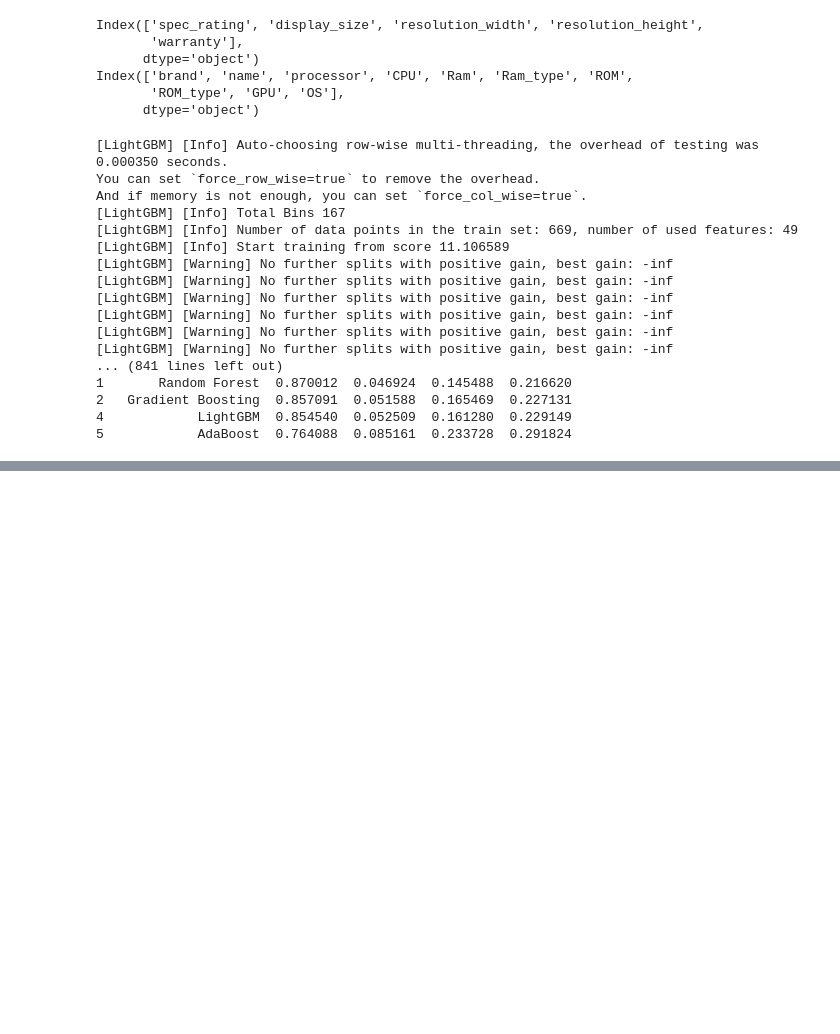
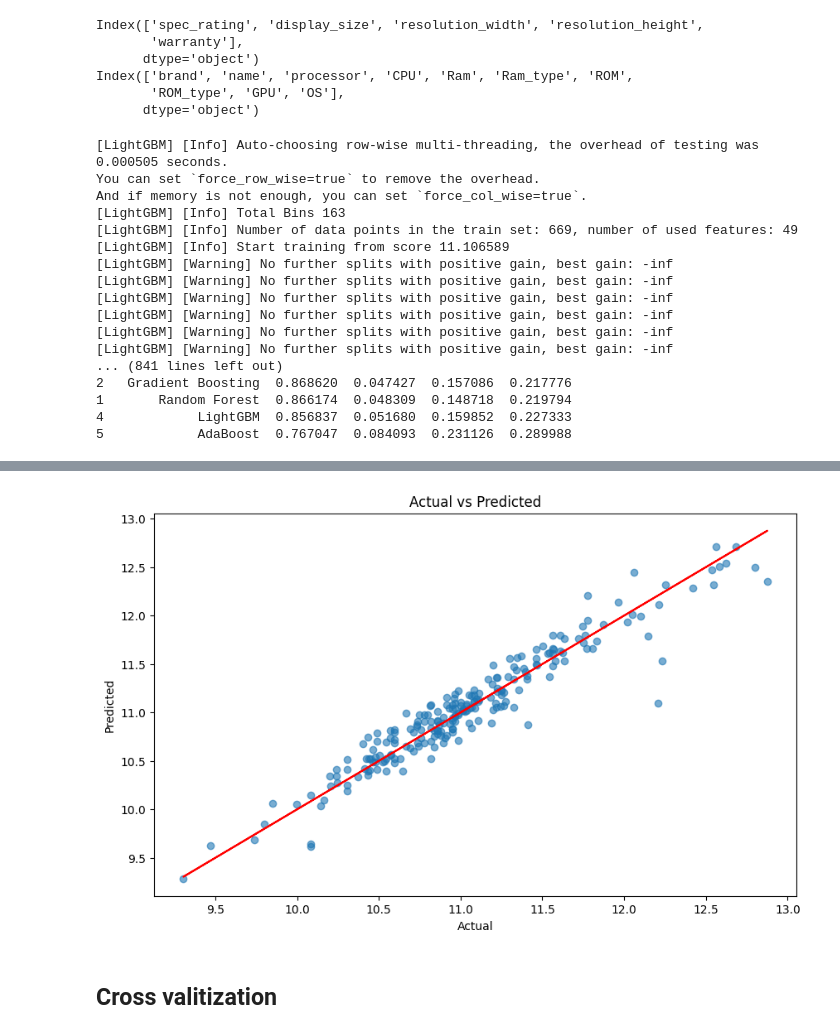
Before and after one commit to sonjoy1s/project_weak_ML, a Jupyter notebook: Laptop_Price_Prediction_Dataset.ipynb, the cells around one changed output, grey strips where cells are left out. Drawn from its saved outputs; the diff is of its cells as text; code cells hidden in the pictures; blank space fills up the shorter version.

```diff
--- a/Laptop_Price_Prediction_Dataset.ipynb
+++ b/Laptop_Price_Prediction_Dataset.ipynb
@@ -97,7 +99,7 @@ Index(['brand', 'name', 'processor', 'CPU', 'Ram', 'Ram_type', 'ROM',
 num_transformer = Pipeline (
     steps = [
         ('imputer',SimpleImputer(strategy='median')),
-        ('scaler', StandardScaler())
+        ('scaler', RobustScaler())
     ]
 )
 # %%
@@ -121,9 +123,9 @@ X_train,X_test, y_train, y_test = train_test_split(X,y, test_size = 0.25 , rando
 reg_lr = LinearRegression()
 reg_ridge = Ridge( alpha=10 )
 reg_lasso = Lasso( alpha=0.01 )
-reg_rf = RandomForestRegressor( n_estimators=100, random_state=42 )
-reg_gb = GradientBoostingRegressor( n_estimators=100 , random_state=42 )
-reg_xgb = XGBRegressor( n_estimators=100 , random_state=42 )
+reg_rf = RandomForestRegressor( n_estimators=200, random_state=42 )
+reg_gb = GradientBoostingRegressor( n_estimators=200 , random_state=42 )
+reg_xgb = XGBRegressor( n_estimators=100 ,learning_rate=0.5 ,random_state=42 )
 reg_lgb = LGBMRegressor( n_estimators=100 , random_state=42 )
 reg_ada = AdaBoostRegressor( n_estimators=100 , random_state=42 )
 # %%
@@ -170,6 +174,5 @@ model_train = {
 }
 # %%
-# training to Evulation
 results = []
 for name, model in model_train.items():
   pipe = Pipeline(
@@ -200,10 +203,10 @@ result_df = pd.DataFrame(results).sort_values("R2 Score",ascending=False)
 
 print(result_df)
 # %% [output]
-[LightGBM] [Info] Auto-choosing row-wise multi-threading, the overhead of testing was 0.000350 seconds.
+[LightGBM] [Info] Auto-choosing row-wise multi-threading, the overhead of testing was 0.000505 seconds.
 You can set `force_row_wise=true` to remove the overhead.
 And if memory is not enough, you can set `force_col_wise=true`.
-[LightGBM] [Info] Total Bins 167
+[LightGBM] [Info] Total Bins 163
 [LightGBM] [Info] Number of data points in the train set: 669, number of used features: 49
 [LightGBM] [Info] Start training from score 11.106589
 [LightGBM] [Warning] No further splits with positive gain, best gain: -inf
@@ -213,7 +216,35 @@ And if memory is not enough, you can set `force_col_wise=true`.
 [LightGBM] [Warning] No further splits with positive gain, best gain: -inf
 [LightGBM] [Warning] No further splits with positive gain, best gain: -inf
 ... (841 lines left out)
-1       Random Forest  0.870012  0.046924  0.145488  0.216620
-2   Gradient Boosting  0.857091  0.051588  0.165469  0.227131
-4            LightGBM  0.854540  0.052509  0.161280  0.229149
-5            AdaBoost  0.764088  0.085161  0.233728  0.291824
+2   Gradient Boosting  0.868620  0.047427  0.157086  0.217776
+1       Random Forest  0.866174  0.048309  0.148718  0.219794
+4            LightGBM  0.856837  0.051680  0.159852  0.227333
+5            AdaBoost  0.767047  0.084093  0.231126  0.289988
+# %%
+import warnings
+warnings.filterwarnings('ignore')
+
+best_model = result_df.iloc[0]['Model Name']
+best_model_obj = model_train[best_model]
+
+final_pipe = Pipeline(
+    [
+        ('preprocessor',preprocessor),
+        ('model',best_model_obj)
+    ]
+)
+
+final_pipe.fit(X_train,y_train)
+y_final_pred = final_pipe.predict(X_test)
+print(r2_score(y_test,y_pred))
+
+
+#plot part
+plt.figure(figsize=(10,6))
+plt.scatter(x=y_test,y=y_final_pred,alpha=0.6)
+plt.plot(y_test,y_test,color='red')
+plt.xlabel('Actual')
+plt.ylabel('Predicted')
+plt.title('Actual vs Predicted')
+plt.show()
+# %% [output]
@@ -219,0 +268,3 @@ And if memory is not enough, you can set `force_col_wise=true`.
+[figure, added]
+# %% [markdown]
+## Cross valitization
```
Also changed, not shown: parts of 15 cells of this notebook.
